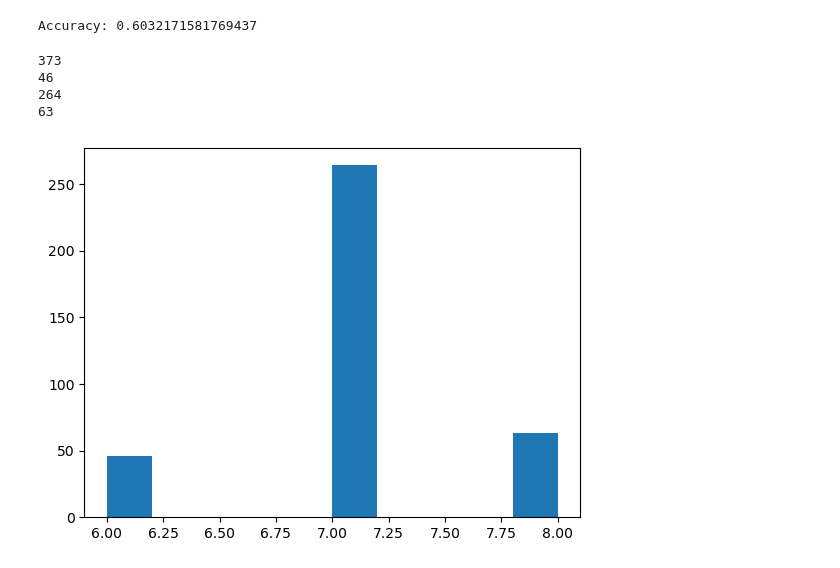
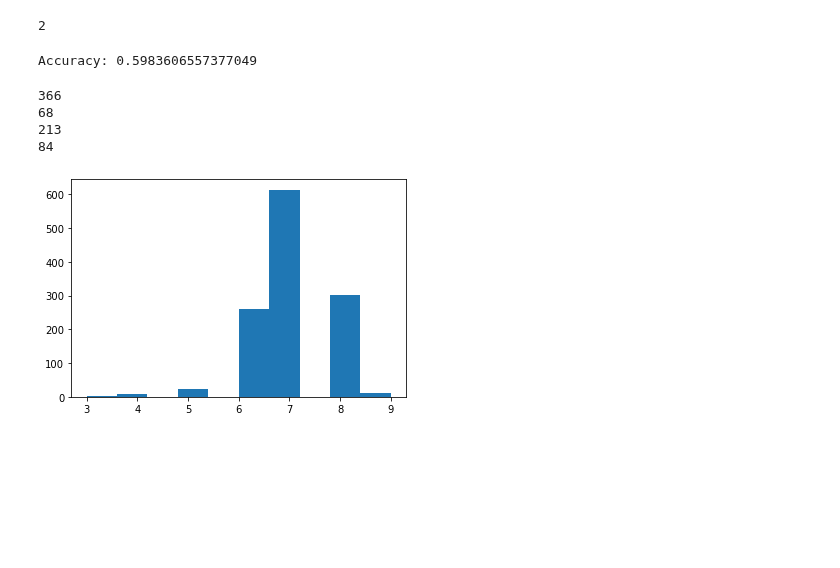
Before and after one commit to moosmiddelkoop/DMT-1, a Jupyter notebook: random_forest.ipynb, the cells around one changed output. Drawn from its saved outputs; the diff is of its cells as text; code cells hidden in the pictures; blank space fills up the shorter version.

Commit message:
Oversampling, cutting NA cases, cutting last entries

```diff
--- a/random_forest.ipynb
+++ b/random_forest.ipynb
@@ -1,9 +1,14 @@
+# %%
+sum(y == 3)
+# %% [output]
+2
 # %%
 # import required packages
 import pandas as pd
 import numpy as np
 
 # Modelling
+from imblearn.over_sampling import SMOTE
 from sklearn.ensemble import RandomForestClassifier
 from sklearn.metrics import accuracy_score, confusion_matrix, precision_score, recall_score, ConfusionMatrixDisplay
 from sklearn.model_selection import RandomizedSearchCV, train_test_split
@@ -25,6 +30,22 @@ y = y.round()
 # Split the data into training and test sets
 X_train, X_test, y_train, y_test = train_test_split(X, y, test_size=0.3)
 
+# Oversampling the data to create balanced data using SMOTE
+sampling_dict = {3: 20,
+                 4: 20}
+oversample = SMOTE(sampling_strategy=sampling_dict, k_neighbors=1)
+X_train, y_train = oversample.fit_resample(X_train, y_train)
+
+sampling_dict = {3: 50,
+                4: 50,
+                5: 150,
+                6: 200,
+                7: sum(y_train == 7),
+                8: sum(y_train == 8),
+                9: 150}
+oversample = SMOTE(sampling_strategy=sampling_dict, k_neighbors=5)
+X_train, y_train = oversample.fit_resample(X_train, y_train)
+
 ## FITTING THE MODEL
 # Create a random forest classifier
 rf = RandomForestClassifier()
@@ -35,22 +56,24 @@ rf.fit(X_train, y_train)
 y_pred = rf.predict(X_test)
 print(f"Accuracy: {accuracy_score(y_test, y_pred)}")
 # %% [output]
-Accuracy: 0.6032171581769437
+Accuracy: 0.5983606557377049
 # %%
 import matplotlib.pyplot as plt
 import math
 
 y_pred = y_pred.astype('int')
 
-plt.hist(y_pred)
+#plt.hist(y_pred)
+
+plt.hist(y)
 
 print(len(y_pred))
 print(sum(y_pred == 6))
 print(sum(y_pred == 7))
 print(sum(y_pred == 8))
 # %% [output]
-373
-46
-264
-63
+366
+68
+213
+84
-[figure, old version]
+[figure, new version]
```
Also changed, not shown: 7 other files.
